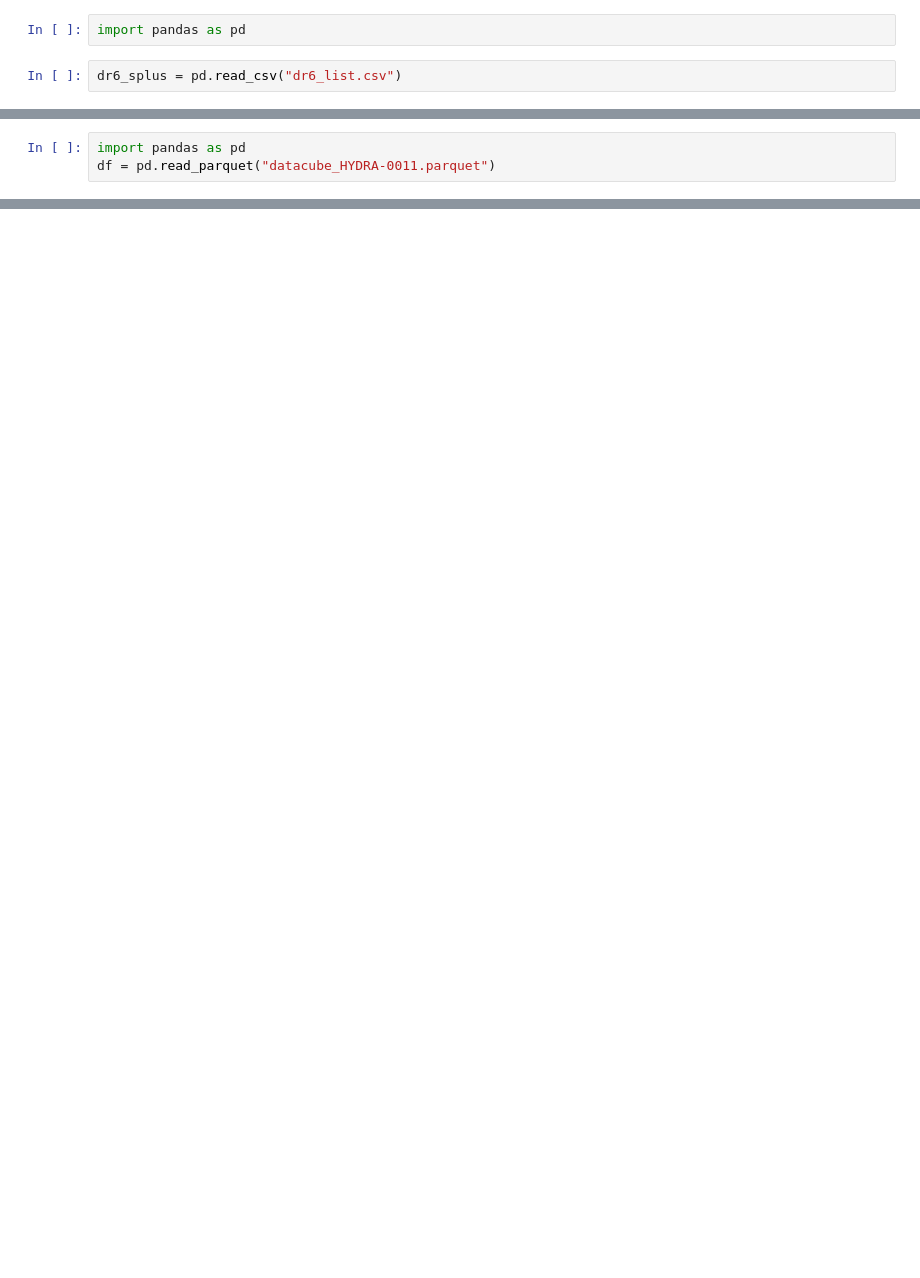
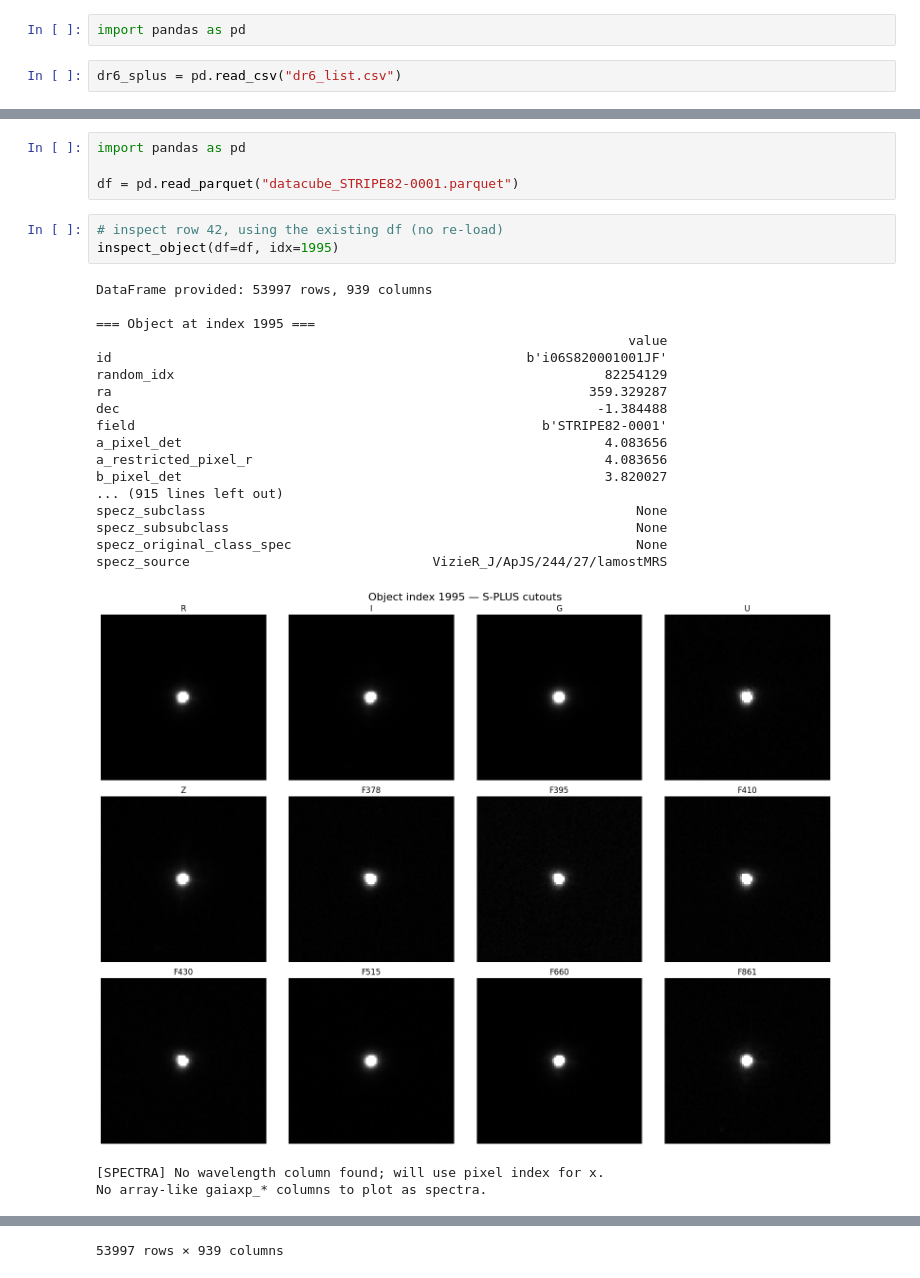
Before and after one commit to Schwarzam/projetoFM, a Jupyter notebook: datasets.ipynb, the cells around one changed output, grey strips where cells are left out. Saved outputs shown, nothing was run; the diff lists cells and outputs as text; blank space fills up the shorter version.

```diff
--- a/datasets.ipynb
+++ b/datasets.ipynb
@@ -1398,3 +1157,28 @@ WARNING: FITSFixedWarning: 'datfix' made the change 'Set DATE-OBS to '2018-09-15
 # %%
 import pandas as pd
-df = pd.read_parquet("datacube_HYDRA-0011.parquet")
+
+df = pd.read_parquet("datacube_STRIPE82-0001.parquet")
+# %%
+# inspect row 42, using the existing df (no re-load)
+inspect_object(df=df, idx=1995)
+# %% [output]
+DataFrame provided: 53997 rows, 939 columns
+
+=== Object at index 1995 ===
+                                                                    value
+id                                                     b'i06S820001001JF'
+random_idx                                                       82254129
+ra                                                             359.329287
+dec                                                             -1.384488
+field                                                    b'STRIPE82-0001'
+a_pixel_det                                                      4.083656
+a_restricted_pixel_r                                             4.083656
+b_pixel_det                                                      3.820027
+... (915 lines left out)
+specz_subclass                                                       None
+specz_subsubclass                                                    None
+specz_original_class_spec                                            None
+specz_source                               VizieR_J/ApJS/244/27/lamostMRS
+[figure, added]
+[SPECTRA] No wavelength column found; will use pixel index for x.
+No array-like gaiaxp_* columns to plot as spectra.
@@ -1400,0 +1197 @@ df = pd.read_parquet("datacube_HYDRA-0011.parquet")
+53997 rows × 939 columns
```
Also changed, not shown: parts of 13 cells of this notebook, 1 other file.
